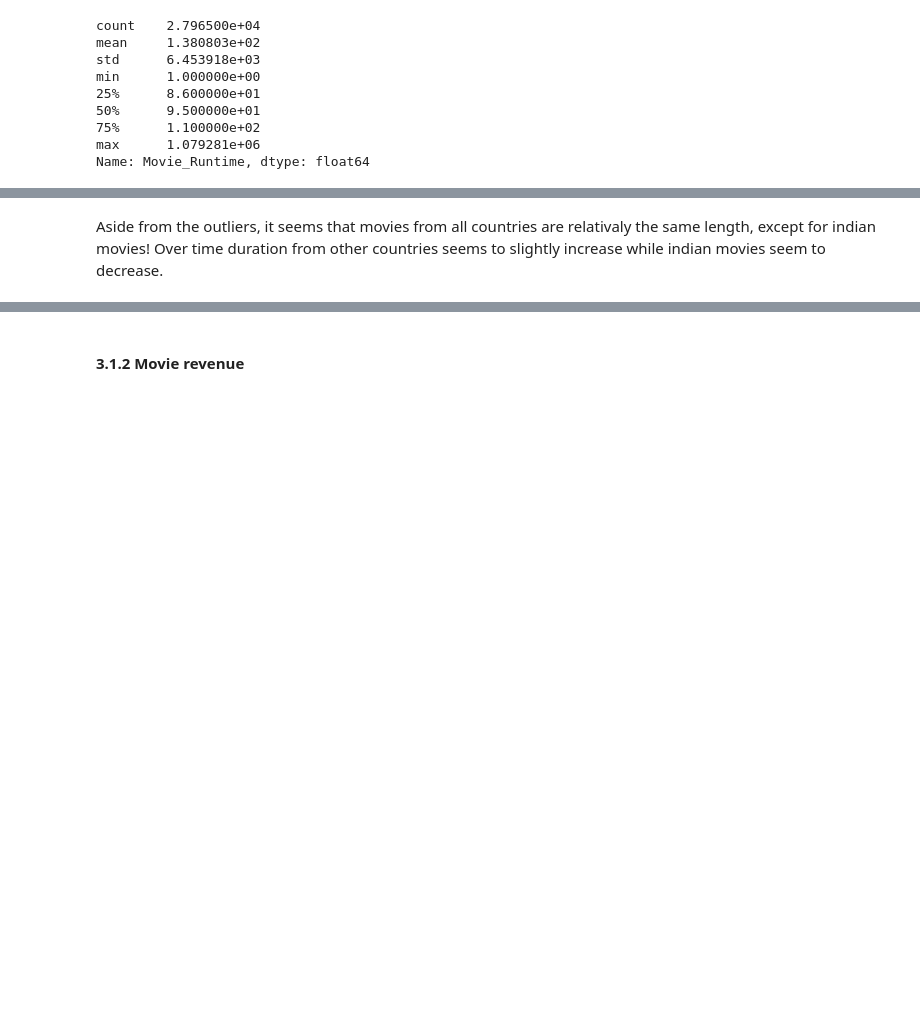
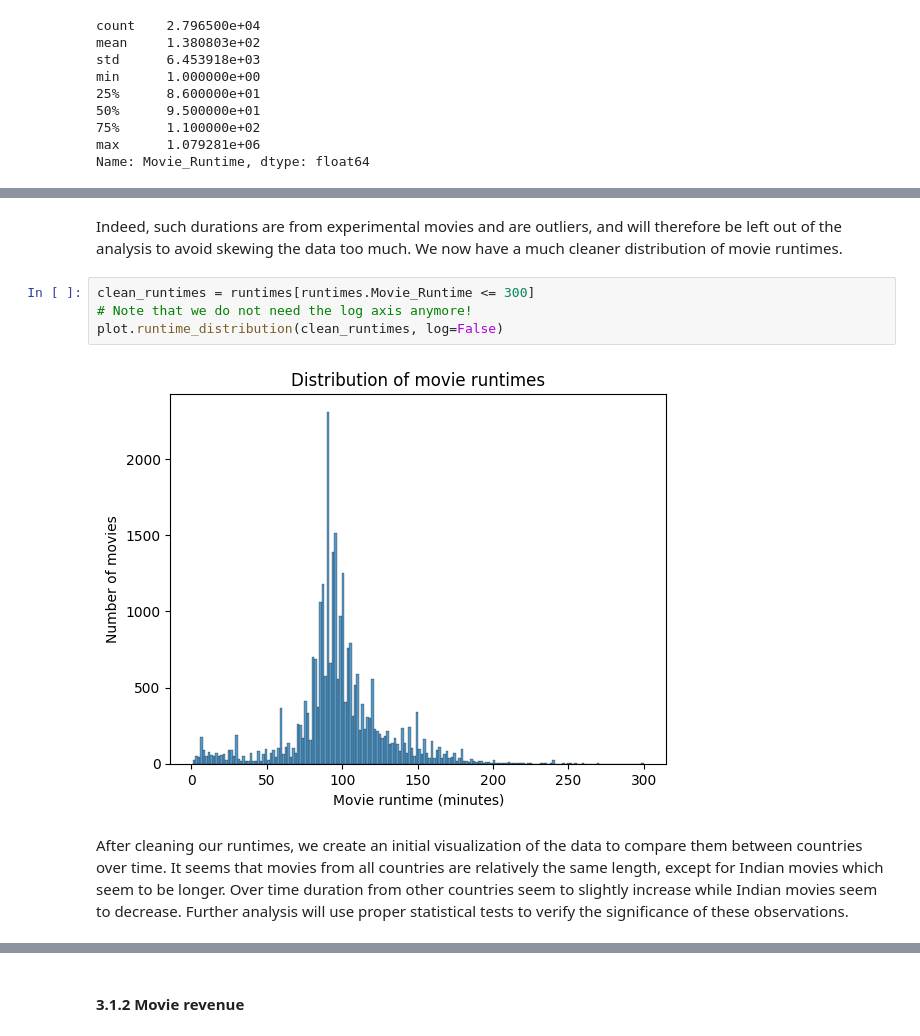
Before and after one commit to epfl-ada/ada-2022-project-robopros, a Jupyter notebook: notebooks/milestone2.ipynb, the cells around one changed output, grey strips where cells are left out. Cells and saved outputs as stored; diff of their text form; blank space fills up the shorter version.

```diff
--- a/notebooks/milestone2.ipynb
+++ b/notebooks/milestone2.ipynb
@@ -409,3 +333,14 @@ plt.show()
+# %% [markdown]
+Indeed, such durations are from experimental movies and are outliers, and will therefore be left out of the analysis to avoid skewing the data too much.
+We now have a much cleaner distribution of movie runtimes.
+# %%
+clean_runtimes = runtimes[runtimes.Movie_Runtime <= 300]
+# Note that we do not need the log axis anymore!
+plot.runtime_distribution(clean_runtimes, log=False)
+# %% [output]
+[figure, added]
 # %% [markdown]
-Aside from the outliers, it seems that movies from all countries are relativaly the same length, except for indian movies!
-Over time duration from other countries seems to slightly increase while indian movies seem to decrease.
+After cleaning our runtimes, we create an initial visualization of the data to compare them between countries over time.
+It seems that movies from all countries are relatively the same length, except for Indian movies which seem to be longer.
+Over time duration from other countries seem to slightly increase while Indian movies seem to decrease.
+Further analysis will use proper statistical tests to verify the significance of these observations.
```
Also changed, not shown: parts of 37 cells of this notebook, 3 other files.
